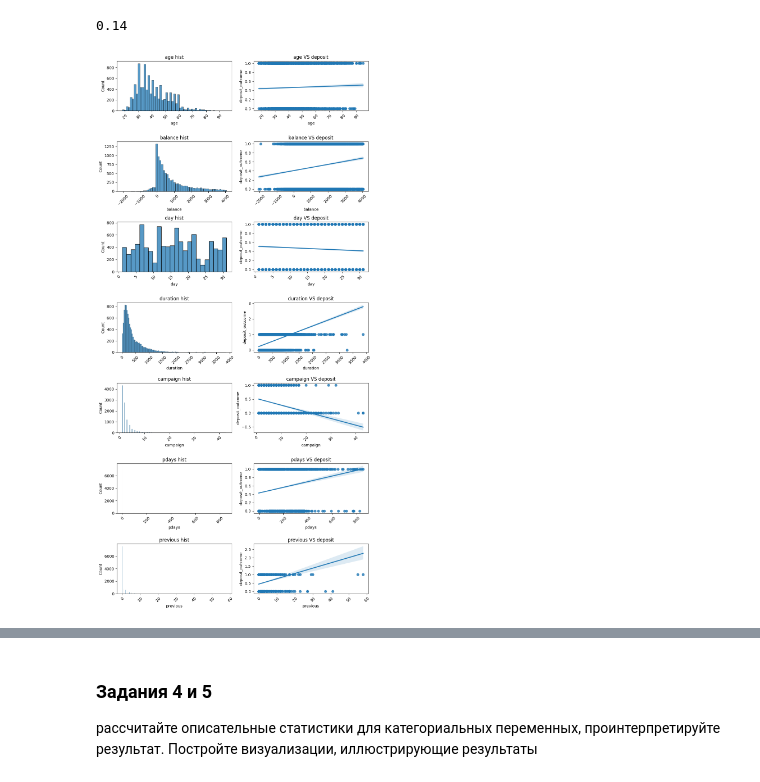
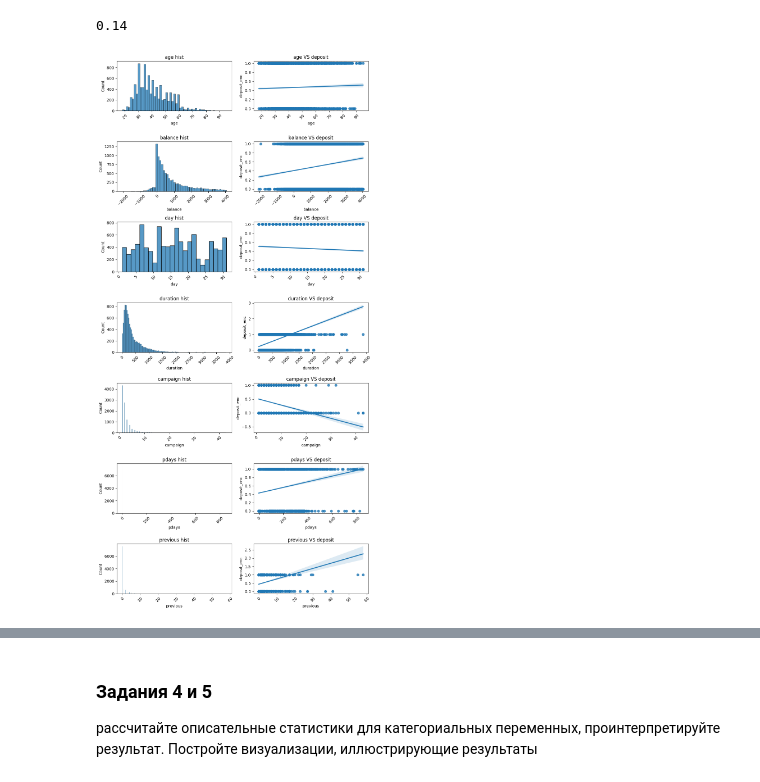
Before and after one commit to Alex1iv/Deposit-subscription, a Jupyter notebook: notebooks/Project_en.ipynb, the cells around one changed output, grey strips where cells are left out. Drawn from its saved outputs; the diff is of its cells as text; code cells hidden in the pictures.

Commit message:
upd charts

```diff
--- a/notebooks/Project_en.ipynb
+++ b/notebooks/Project_en.ipynb
@@ -70,7 +68,7 @@ Social and economic context attributes.
 
 * **deposit** : has the client subscribed a term deposit? (binary: 'yes', 'no')
 # %%
-df = pd.read_csv('data/bank_fin.zip', sep = ';')
+df = pd.read_csv('../data/campaign.zip', sep = ';')
 df.head()
 # %% [output]
 |  | age | job | marital | education | default | balance | housing | loan | contact | day | month | ... |
@@ -336,23 +319,23 @@ data[['previous', 'deposit_outcome']].corr()['deposit_outcome'][0].round(2)
 # %% [output]
 0.14
 # %%
-data['deposit_outcome'] = data['deposit'].apply(lambda x: 1 if x=='yes' else 0)
+data['deposit_enc'] = data['deposit'].apply(lambda x: 1 if x=='yes' else 0)
 
-n = len(numeric_columns) # numerical features
+n = len(num_features) # numerical features
 fig, axes = plt.subplots(n, 2, figsize=(10, 20))
 
 # Cycle to study features
-for i, feature in enumerate(numeric_columns): #i- index, feature
+for i, feature in enumerate(num_features): #i- index, feature
     # histogram
     histplot = sns.histplot(data=data, x=feature, ax=axes[i][0])
     histplot.set_title('{} hist'.format(feature))
     histplot.xaxis.set_tick_params(rotation=45)
 
     # scatter plot with regression
-    regplot = sns.regplot(data=data, x=feature, y='deposit_outcome', ax=axes[i][1])
+    regplot = sns.regplot(data=data, x=feature, y='deposit_enc', ax=axes[i][1])
     regplot.set_title('{} VS deposit'.format(feature));
     regplot.xaxis.set_tick_params(rotation=45)
 
-plt.tight_layout() #выравнивание графиков
+plt.tight_layout()
 # %% [output]
-[figure, old version]
+[figure, new version]
```
Also changed, not shown: parts of 19 cells of this notebook.
